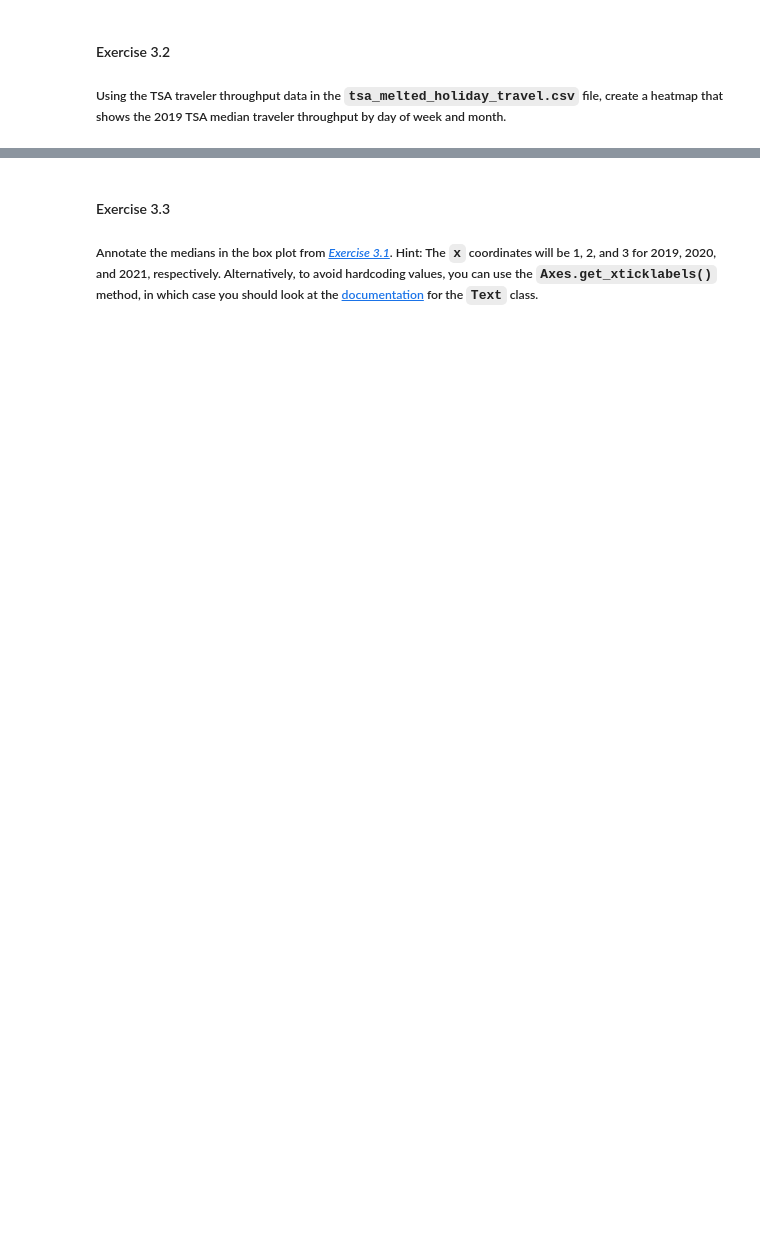
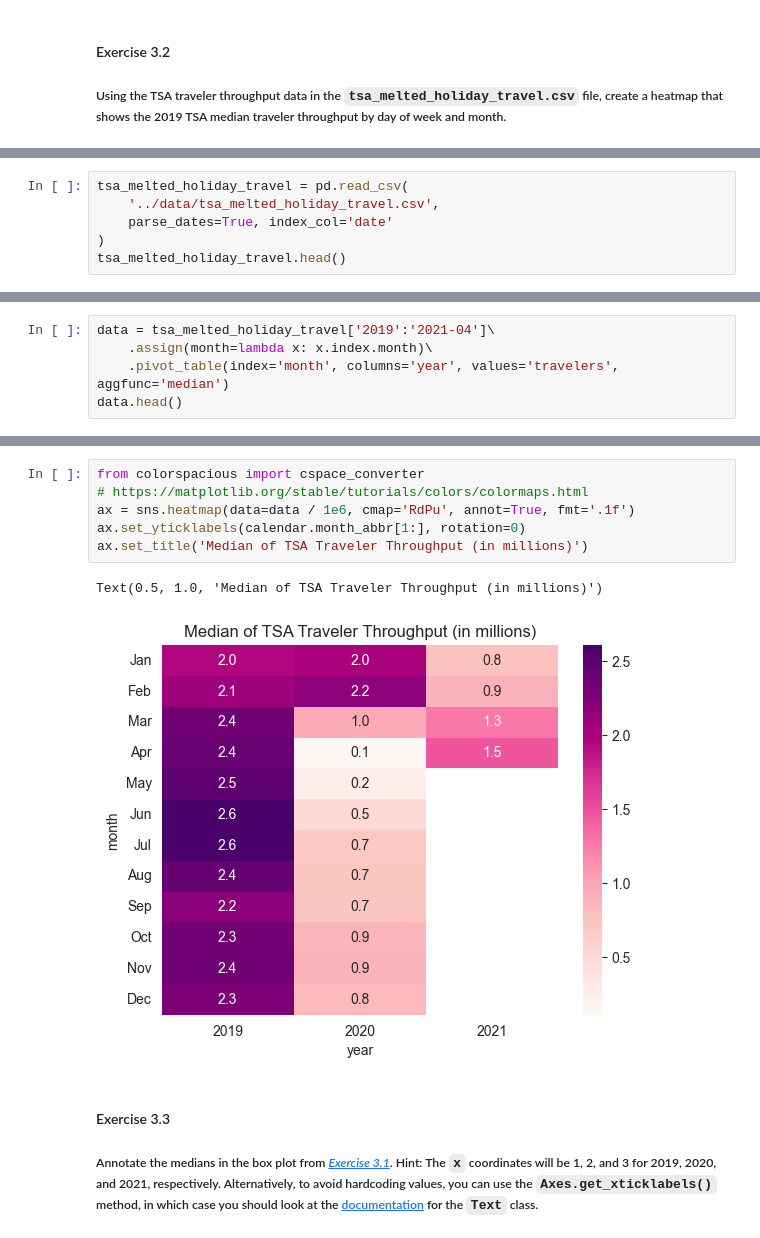
Before and after one commit to Vamir8429/Valerija_SheGoesTech, a Jupyter notebook: Day16_Pandas/workbook.ipynb, the cells around one changed output, grey strips where cells are left out. Saved outputs shown, nothing was run; the diff lists cells and outputs as text; blank space fills up the shorter version.

```diff
--- a/Day16_Pandas/workbook.ipynb
+++ b/Day16_Pandas/workbook.ipynb
@@ -367,0 +361,6 @@ Int64Index([2019, 2020, 2021], dtype='int64', name='year')
+# %%
+tsa_melted_holiday_travel = pd.read_csv(
+    '../data/tsa_melted_holiday_travel.csv',
+    parse_dates=True, index_col='date'
+)
+tsa_melted_holiday_travel.head()
@@ -367,0 +375,5 @@ Int64Index([2019, 2020, 2021], dtype='int64', name='year')
+# %%
+data = tsa_melted_holiday_travel['2019':'2021-04']\
+    .assign(month=lambda x: x.index.month)\
+    .pivot_table(index='month', columns='year', values='travelers', aggfunc='median')
+data.head()
@@ -368,3 +388,12 @@ Int64Index([2019, 2020, 2021], dtype='int64', name='year')
+# %%
+from colorspacious import cspace_converter
+# https://matplotlib.org/stable/tutorials/colors/colormaps.html
+ax = sns.heatmap(data=data / 1e6, cmap='RdPu', annot=True, fmt='.1f')
+ax.set_yticklabels(calendar.month_abbr[1:], rotation=0)
+ax.set_title('Median of TSA Traveler Throughput (in millions)')
+# %% [output]
+Text(0.5, 1.0, 'Median of TSA Traveler Throughput (in millions)')
+[figure, added]
 # %% [markdown]
 #### Exercise 3.3
 ##### Annotate the medians in the box plot from *[Exercise 3.1](#Exercise-3.1)*. Hint: The `x` coordinates will be 1, 2, and 3 for 2019, 2020, and 2021, respectively. Alternatively, to avoid hardcoding values, you can use the `Axes.get_xticklabels()` method, in which case you should look at the [documentation](https://matplotlib.org/stable/api/text_api.html) for the `Text` class.
```
Also changed, not shown: parts of 6 cells of this notebook, 1 other file.
